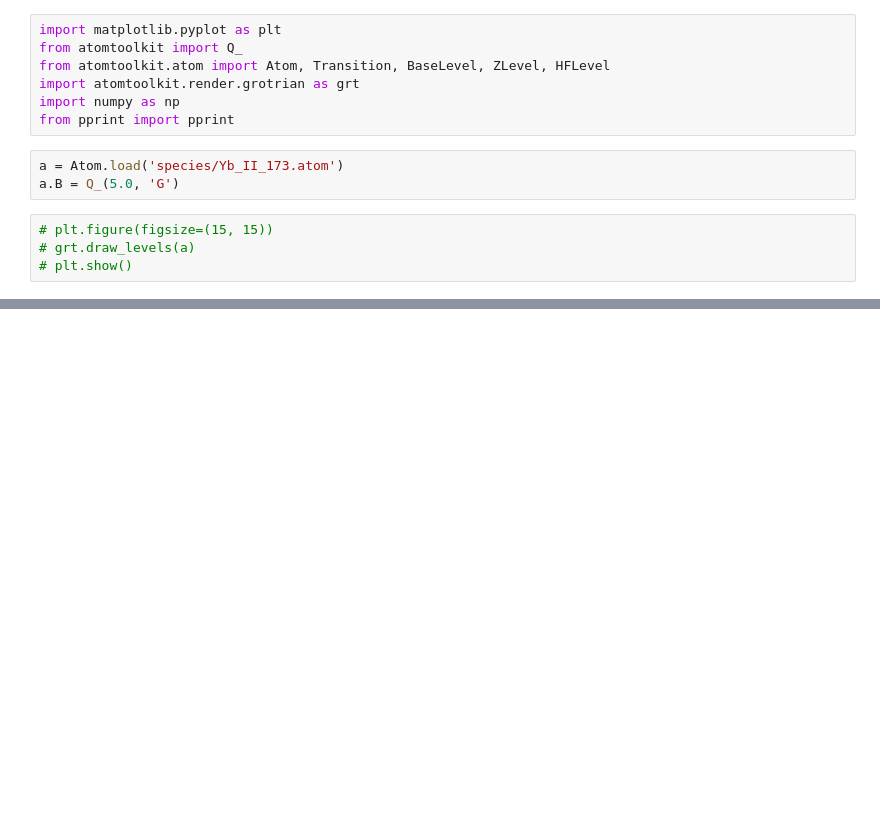
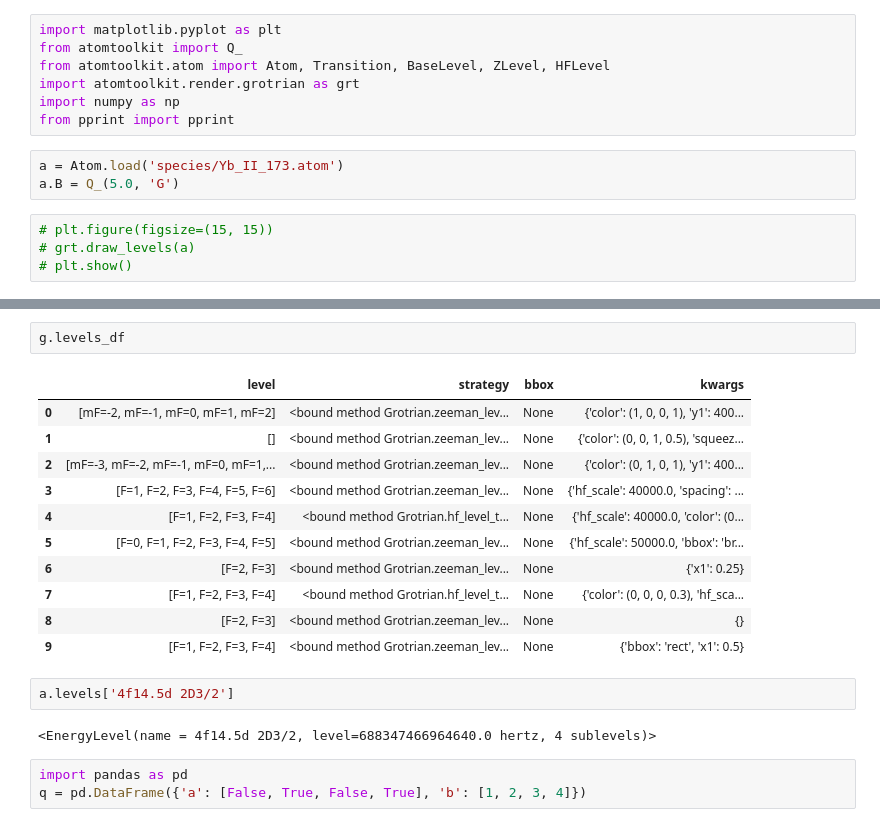
Before and after one commit to thomasdellaert/Atom-Toolkit, a Jupyter notebook: grotrians.ipynb, the cells around one changed output, grey strips where cells are left out. Cells and saved outputs as stored; diff of their text form; blank space fills up the shorter version.

```diff
--- a/grotrians.ipynb
+++ b/grotrians.ipynb
@@ -72,0 +104,21 @@ d
+# %%
+g.levels_df
+# %% [output]
+|  | level | strategy | bbox | kwargs |
+| 0 | [mF=-2, mF=-1, mF=0, mF=1, mF=2] | <bound method Grotrian.zeeman_lev... | None | {'color': (1, 0, 0, 1), 'y1': 400... |
+| 1 | [] | <bound method Grotrian.zeeman_lev... | None | {'color': (0, 0, 1, 0.5), 'squeez... |
+| 2 | [mF=-3, mF=-2, mF=-1, mF=0, mF=1,... | <bound method Grotrian.zeeman_lev... | None | {'color': (0, 1, 0, 1), 'y1': 400... |
+| 3 | [F=1, F=2, F=3, F=4, F=5, F=6] | <bound method Grotrian.zeeman_lev... | None | {'hf_scale': 40000.0, 'spacing': ... |
+| 4 | [F=1, F=2, F=3, F=4] | <bound method Grotrian.hf_level_t... | None | {'hf_scale': 40000.0, 'color': (0... |
+| 5 | [F=0, F=1, F=2, F=3, F=4, F=5] | <bound method Grotrian.zeeman_lev... | None | {'hf_scale': 50000.0, 'bbox': 'br... |
+| 6 | [F=2, F=3] | <bound method Grotrian.zeeman_lev... | None | {'x1': 0.25} |
+| 7 | [F=1, F=2, F=3, F=4] | <bound method Grotrian.hf_level_t... | None | {'color': (0, 0, 0, 0.3), 'hf_sca... |
+| 8 | [F=2, F=3] | <bound method Grotrian.zeeman_lev... | None | {} |
+| 9 | [F=1, F=2, F=3, F=4] | <bound method Grotrian.zeeman_lev... | None | {'bbox': 'rect', 'x1': 0.5} |
+# %%
+a.levels['4f14.5d 2D3/2']
+# %% [output]
+<EnergyLevel(name = 4f14.5d 2D3/2, level=688347466964640.0 hertz, 4 sublevels)>
+# %%
+import pandas as pd
+q = pd.DataFrame({'a': [False, True, False, True], 'b': [1, 2, 3, 4]})
```
Also changed, not shown: parts of 13 cells of this notebook, 3 other files.
